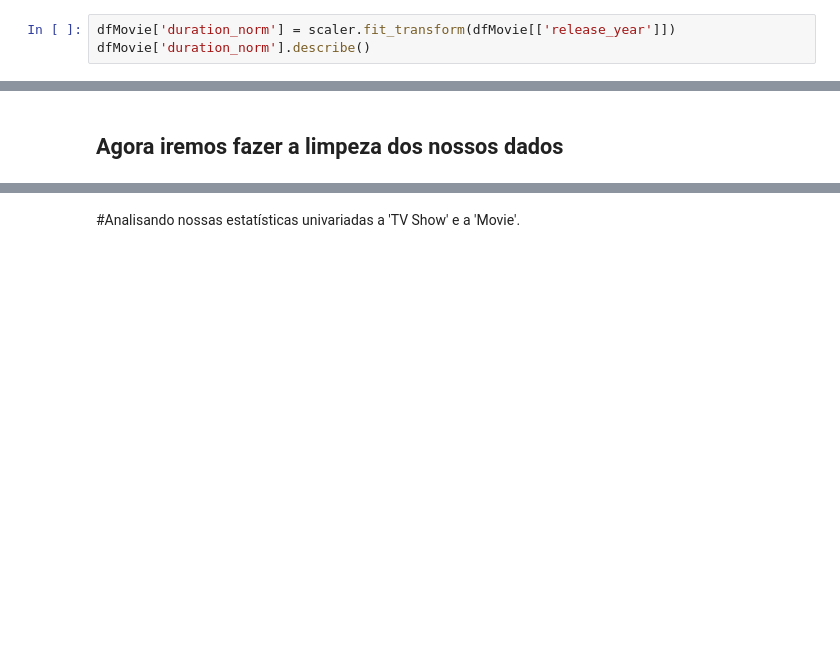
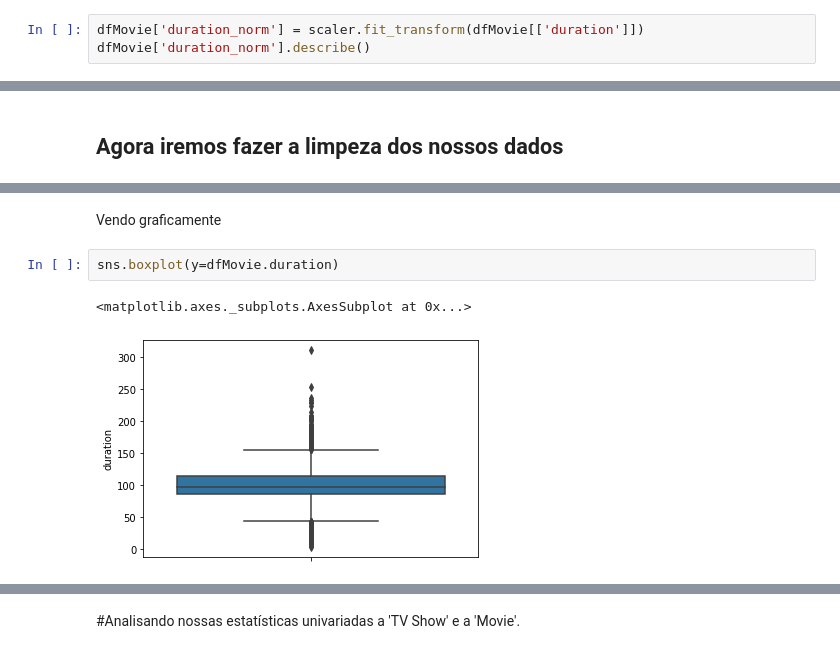
Before and after one commit to danielcti/data-science-project, a Jupyter notebook: dataVisualizationNetflix.ipynb, the cells around one changed output, grey strips where cells are left out. Cells and saved outputs as stored; diff of their text form; blank space fills up the shorter version.

```diff
--- a/dataVisualizationNetflix.ipynb
+++ b/dataVisualizationNetflix.ipynb
@@ -263,7 +263,7 @@ min     -7.339807e+00
 max      8.362295e-01
 Name: release_year_norm, dtype: float64
 # %%
-dfMovie['duration_norm'] = scaler.fit_transform(dfMovie[['release_year']])
+dfMovie['duration_norm'] = scaler.fit_transform(dfMovie[['duration']])
 dfMovie['duration_norm'].describe()
 # %% [output]
 count    5.377000e+03
@@ -344,0 +373,7 @@ Name: release_year_dist, dtype: int64
+# %% [markdown]
+Vendo graficamente
+# %%
+sns.boxplot(y=dfMovie.duration)
+# %% [output]
+<matplotlib.axes._subplots.AxesSubplot at 0x...>
+[figure, added]
```
Also changed, not shown: parts of 34 cells of this notebook.
